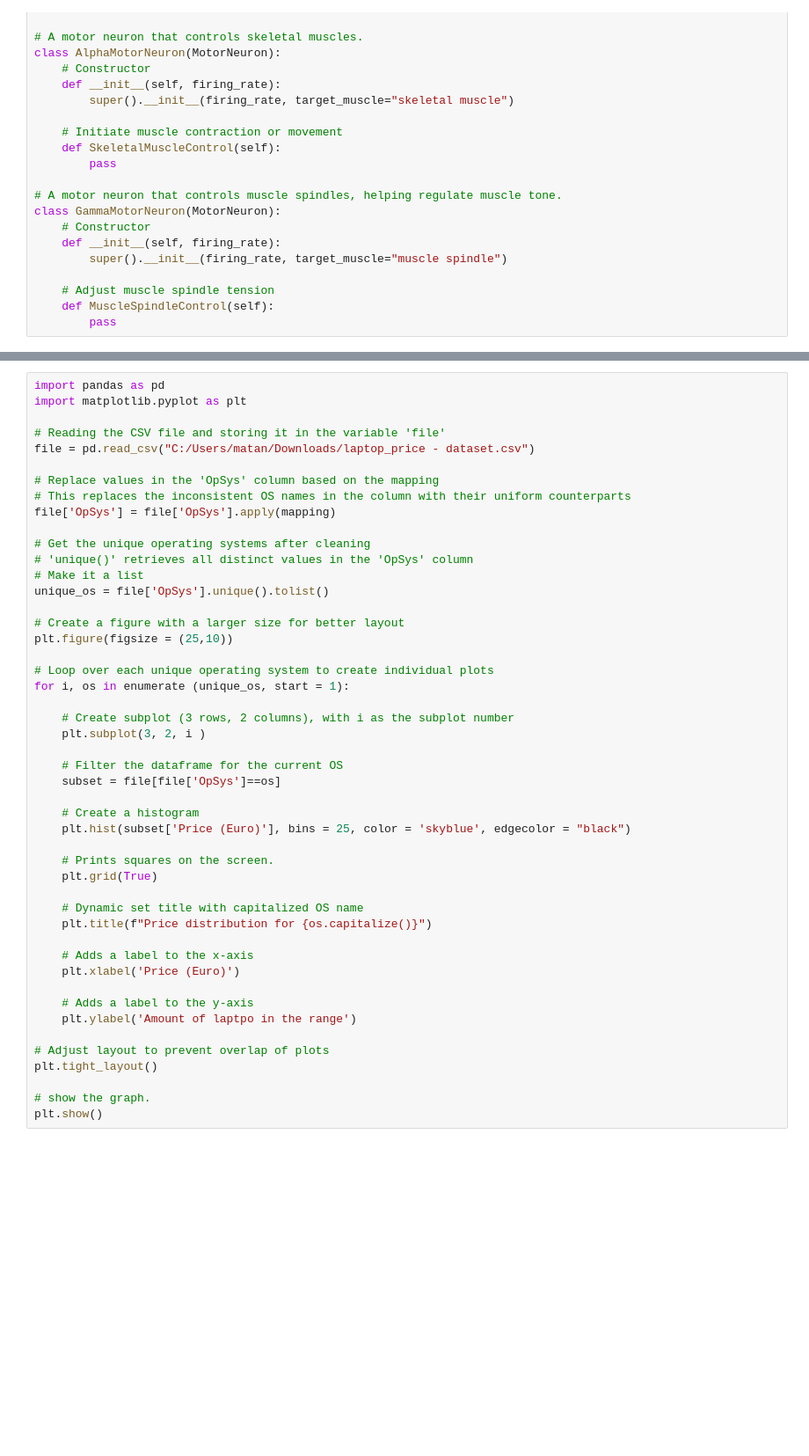
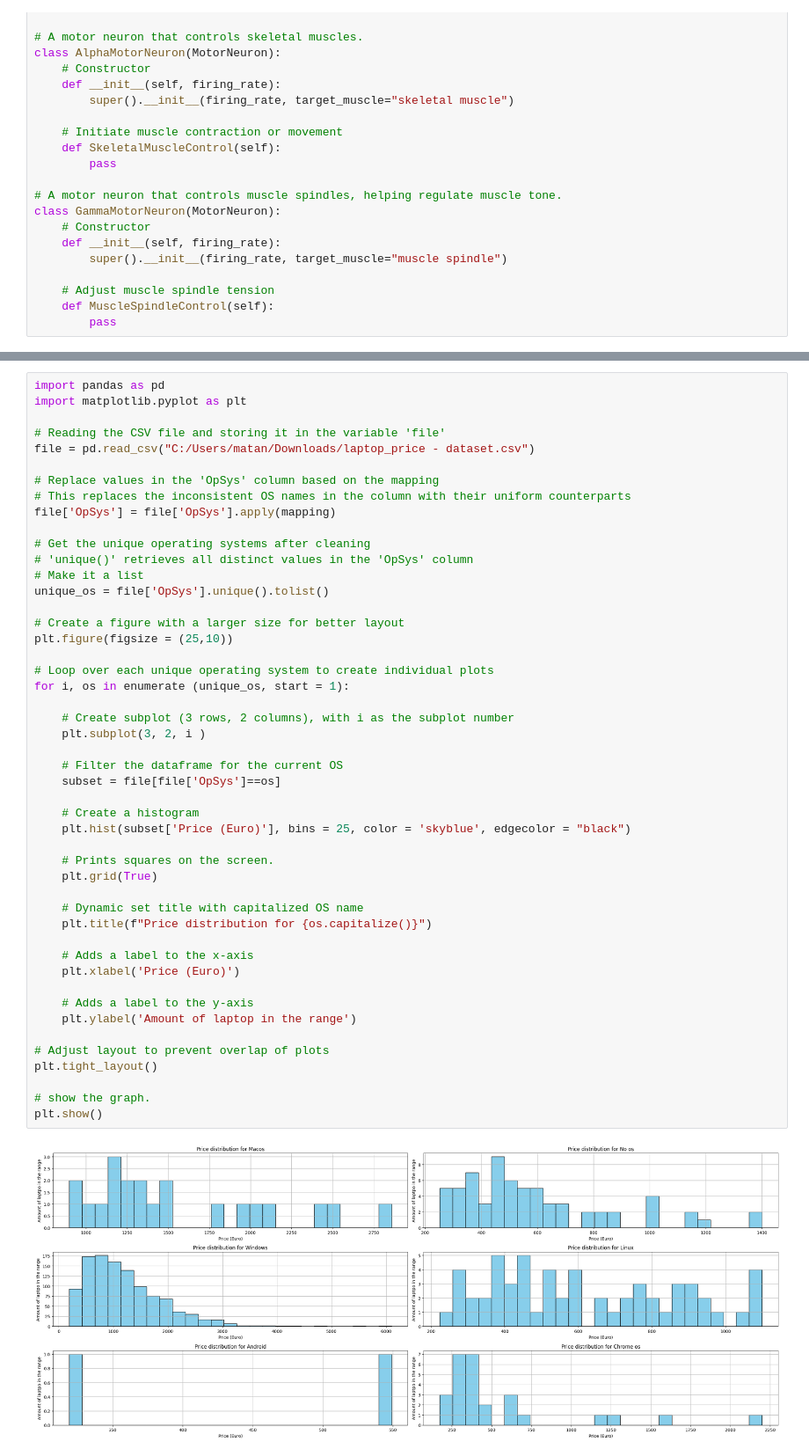
Before and after one commit to Matan-Jack/firstProjectPython, a Jupyter notebook: firstMiniProject.ipynb, the cells around one changed output, grey strips where cells are left out. Shown at 88% size. Cells and saved outputs as stored; diff of their text form; blank space fills up the shorter version.

```diff
--- a/firstMiniProject.ipynb
+++ b/firstMiniProject.ipynb
@@ -315,34 +377,36 @@ unique_os = file['OpSys'].unique().tolist()
 plt.figure(figsize = (25,10))
 
 # Loop over each unique operating system to create individual plots
 for i, os in enumerate (unique_os, start = 1):
 
     # Create subplot (3 rows, 2 columns), with i as the subplot number
     plt.subplot(3, 2, i )
 
     # Filter the dataframe for the current OS
     subset = file[file['OpSys']==os]
 
     # Create a histogram
     plt.hist(subset['Price (Euro)'], bins = 25, color = 'skyblue', edgecolor = "black")
 
     # Prints squares on the screen.
     plt.grid(True)
 
     # Dynamic set title with capitalized OS name
     plt.title(f"Price distribution for {os.capitalize()}")
 
     # Adds a label to the x-axis
     plt.xlabel('Price (Euro)')
 
     # Adds a label to the y-axis
-    plt.ylabel('Amount of laptpo in the range')
+    plt.ylabel('Amount of laptop in the range')
 
 # Adjust layout to prevent overlap of plots
 plt.tight_layout()
 
 # show the graph.
 plt.show()
+# %% [output]
+[figure, added]
 # %%
 import pandas as pd
 import matplotlib.pyplot as plt
```
Also changed, not shown: parts of 14 cells of this notebook.
